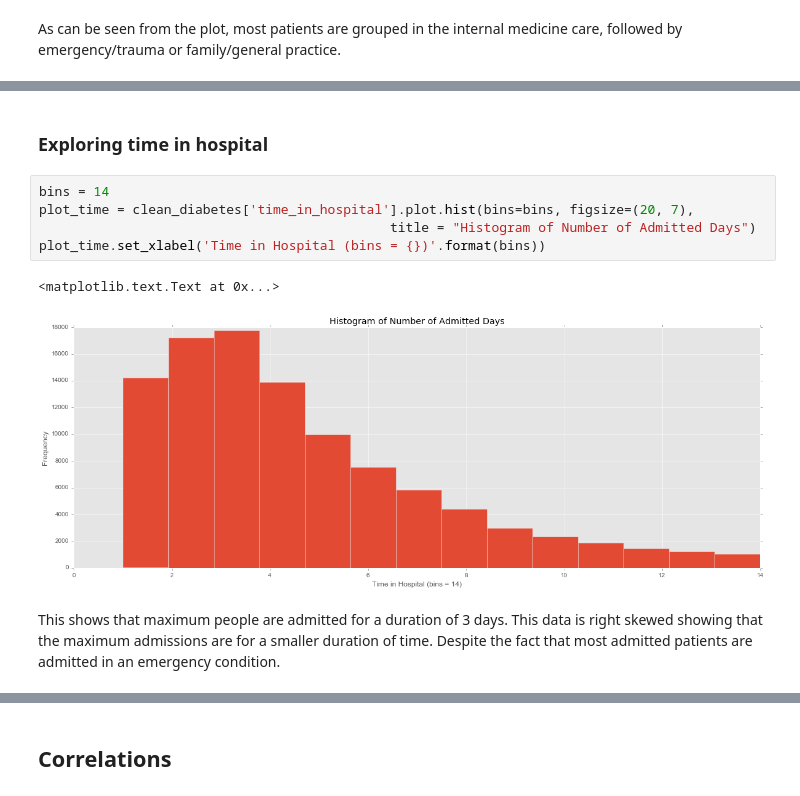
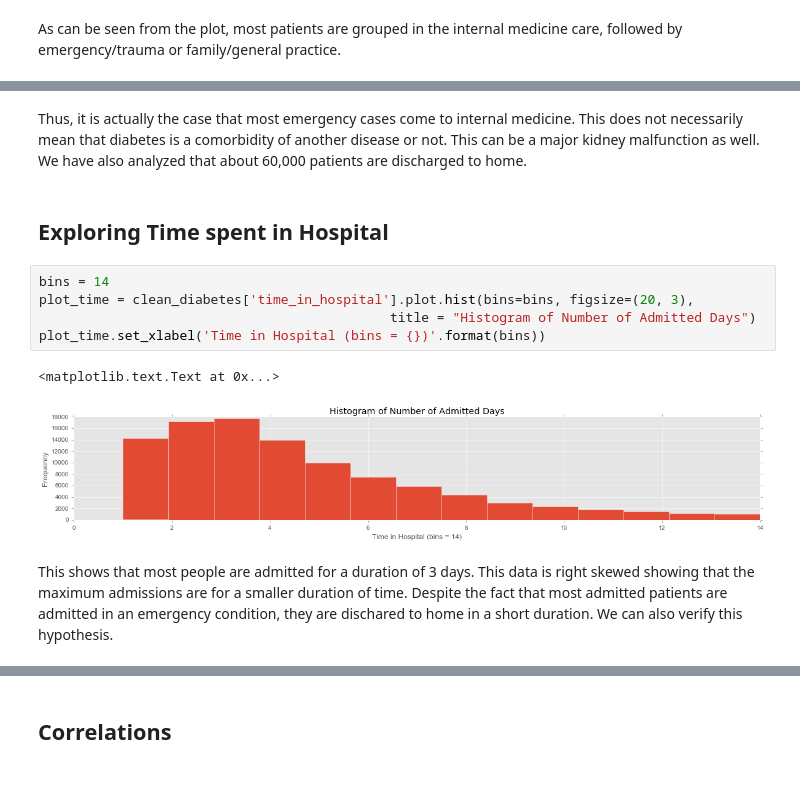
Before and after one commit to gaurikatyagi/Diabetes-Analysis, a Jupyter notebook: ExploratoryDataAnalysis-Diabetes.ipynb, the cells around one changed output, grey strips where cells are left out. Cells and saved outputs as stored; diff of their text form.

```diff
--- a/ExploratoryDataAnalysis-Diabetes.ipynb
+++ b/ExploratoryDataAnalysis-Diabetes.ipynb
@@ -323,13 +302,15 @@ Since most patients came in as emergency visits, but not all of them are admitte
+# %% [markdown]
+Thus, it is actually the case that most emergency cases come to internal medicine. This does not necessarily mean that diabetes is a comorbidity of another disease or not. This can be a major kidney malfunction as well. We have also analyzed that about 60,000 patients are discharged to home.
 # %% [markdown]
-### Exploring time in hospital
+## Exploring Time spent in Hospital
 # %%
 bins = 14
-plot_time = clean_diabetes['time_in_hospital'].plot.hist(bins=bins, figsize=(20, 7),
+plot_time = clean_diabetes['time_in_hospital'].plot.hist(bins=bins, figsize=(20, 3),
                                              title = "Histogram of Number of Admitted Days")
 plot_time.set_xlabel('Time in Hospital (bins = {})'.format(bins))
 # %% [output]
 <matplotlib.text.Text at 0x...>
-[figure, old version]
+[figure, new version]
 # %% [markdown]
-This shows that maximum people are admitted for a duration of 3 days. This data is right skewed showing that the maximum admissions are for a smaller duration of time. Despite the fact that most admitted patients are admitted in an emergency condition.
+This shows that most people are admitted for a duration of 3 days. This data is right skewed showing that the maximum admissions are for a smaller duration of time. Despite the fact that most admitted patients are admitted in an emergency condition, they are dischared to home in a short duration. We can also verify this hypothesis.
 # %%
```
Also changed, not shown: parts of 41 cells of this notebook.
